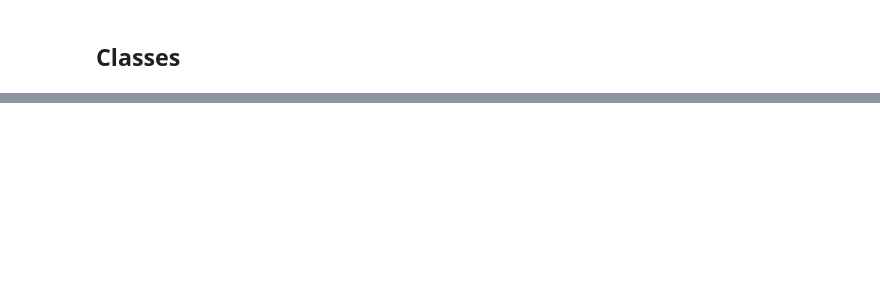
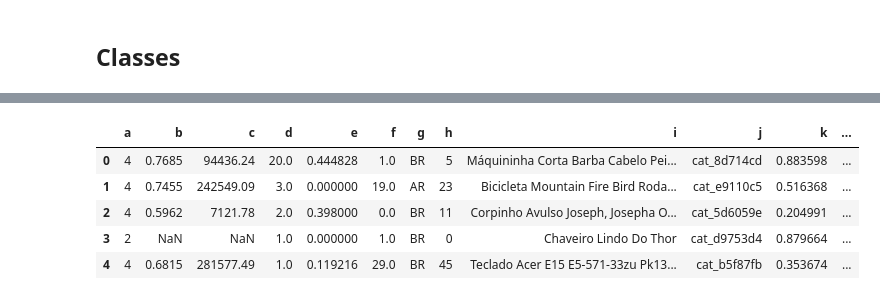
Before and after one commit to ggarciabas/ml_engineer, a Jupyter notebook: pipeline.ipynb, the cells around one changed output, grey strips where cells are left out. Drawn from its saved outputs; the diff is of its cells as text; code cells hidden in the pictures; blank space fills up the shorter version.

Commit message:
Novos transformers e teste no risco

```diff
--- a/pipeline.ipynb
+++ b/pipeline.ipynb
@@ -147,0 +191,7 @@ feat_store = pd.read_csv('feature_store.csv')
+# %%
+# Carrega a feature store
+feat_store_j = pd.read_csv('feature_store_j.csv')
+feat_store_j['fecha_d'] = pd.to_datetime(feat_store_j['fecha_d'])
+
+feat_store_g = pd.read_csv('feature_store_g.csv')
+feat_store_g['fecha_d'] = pd.to_datetime(feat_store_g['fecha_d'])
@@ -154,8 +206,8 @@ feat_store = pd.read_csv('feature_store.csv')
 target = 'fecha'
 # cols = feat+[target]+['fecha_d']
 # %%
-p_manual = Pipeline([('risk_g', RiskTransformer(feature_name='g', feat_store=feat_store)),
-                      ('risk_j', RiskTransformer(feature_name='j', feat_store=feat_store))
+p_manual = Pipeline([('risk_g', RiskTransformer(feature_name='g', feat_store=feat_store_g)),
+                      ('risk_j', RiskTransformer(feature_name='j', feat_store=feat_store_j))
                     ])
 # %%
 p_manual.fit(pdfTrain1, pdfTrain1[target])
@@ -163,4 +233,11 @@ p_manual.fit(pdfTrain1, pdfTrain1[target])
 # %%
 output = p_manual.transform(pdfTrain1)
 # %%
-output
+output[:5]
+# %% [output]
+|  | a | b | c | d | e | f | g | h | i | j | k | ... |
+| 0 | 4 | 0.7685 | 94436.24 | 20.0 | 0.444828 | 1.0 | BR | 5 | Máquininha Corta Barba Cabelo Pei... | cat_8d714cd | 0.883598 | ... |
+| 1 | 4 | 0.7455 | 242549.09 | 3.0 | 0.000000 | 19.0 | AR | 23 | Bicicleta Mountain Fire Bird Roda... | cat_e9110c5 | 0.516368 | ... |
+| 2 | 4 | 0.5962 | 7121.78 | 2.0 | 0.398000 | 0.0 | BR | 11 | Corpinho Avulso Joseph, Josepha O... | cat_5d6059e | 0.204991 | ... |
+| 3 | 2 | NaN | NaN | 1.0 | 0.000000 | 1.0 | BR | 0 | Chaveiro Lindo Do Thor | cat_d9753d4 | 0.879664 | ... |
+| 4 | 4 | 0.6815 | 281577.49 | 1.0 | 0.119216 | 29.0 | BR | 45 | Teclado Acer E15 E5-571-33zu Pk13... | cat_b5f87fb | 0.353674 | ... |
```
Also changed, not shown: parts of 18 cells of this notebook.
